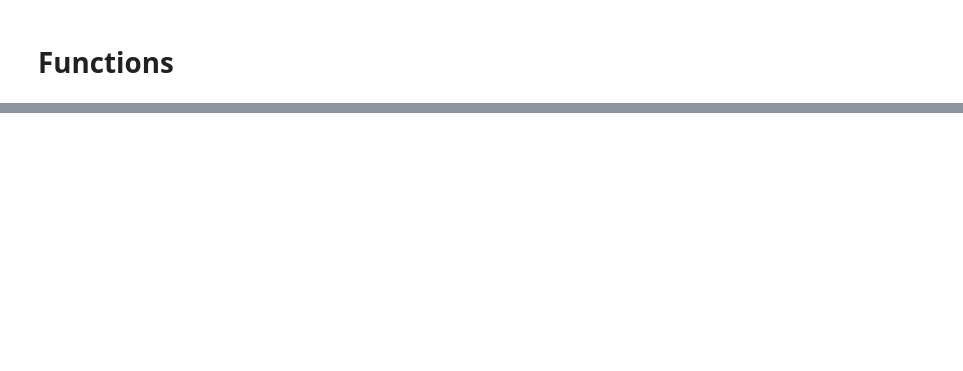
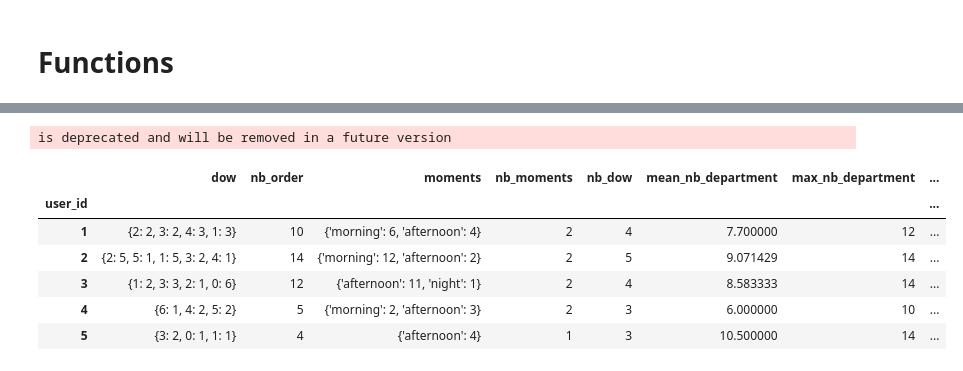
Before and after one commit to msaada/kaggle-competitions, a Jupyter notebook: instacart/Instacart_hanan.ipynb, the cells around one changed output, grey strips where cells are left out. Saved outputs shown, nothing was run; the diff lists cells and outputs as text; code cells hidden in the pictures; blank space fills up the shorter version.

Commit message:
feat(Instacart):solve index problem + optimizing dataframe creation + creation of department features

```diff
--- a/instacart/Instacart_hanan.ipynb
+++ b/instacart/Instacart_hanan.ipynb
@@ -69,0 +93,4 @@ users[(users['#dow']==1) & (users['#moments']==1)]
+# %%
+order_prior_enriched = order_prior_enriched.join(order_prior_enriched.groupby('order_id')['department_id'].nunique().to_frame(name='nb_unique_department'),how='outer',on='order_id')
+# %%
+orders = orders.join(order_prior_enriched['nb_unique_department'],on='order_id',how='left')
@@ -69,0 +141,17 @@ users[(users['#dow']==1) & (users['#moments']==1)]
+# %%
+f = {'mean_nb_department' :np.mean,'max_nb_department' :np.max, 'min_nb_department':np.min}
+user_dep_prior = orders[orders.eval_set=='prior'].groupby('user_id')['nb_unique_department'].agg(f)
+# %% [output]
+is deprecated and will be removed in a future version
+# %%
+users_prior = pd.concat([users_prior,user_dep_prior],axis=1)
+# %%
+users_prior.head()
+# %% [output]
+|  | dow | nb_order | moments | nb_moments | nb_dow | mean_nb_department | max_nb_department | ... |
+| user_id |  |  |  |  |  |  |  | ... |
+| 1 | {2: 2, 3: 2, 4: 3, 1: 3} | 10 | {'morning': 6, 'afternoon': 4} | 2 | 4 | 7.700000 | 12 | ... |
+| 2 | {2: 5, 5: 1, 1: 5, 3: 2, 4: 1} | 14 | {'morning': 12, 'afternoon': 2} | 2 | 5 | 9.071429 | 14 | ... |
+| 3 | {1: 2, 3: 3, 2: 1, 0: 6} | 12 | {'afternoon': 11, 'night': 1} | 2 | 4 | 8.583333 | 14 | ... |
+| 4 | {6: 1, 4: 2, 5: 2} | 5 | {'morning': 2, 'afternoon': 3} | 2 | 3 | 6.000000 | 10 | ... |
+| 5 | {3: 2, 0: 1, 1: 1} | 4 | {'afternoon': 4} | 1 | 3 | 10.500000 | 14 | ... |
```
Also changed, not shown: parts of 26 cells of this notebook, 3 other files.
